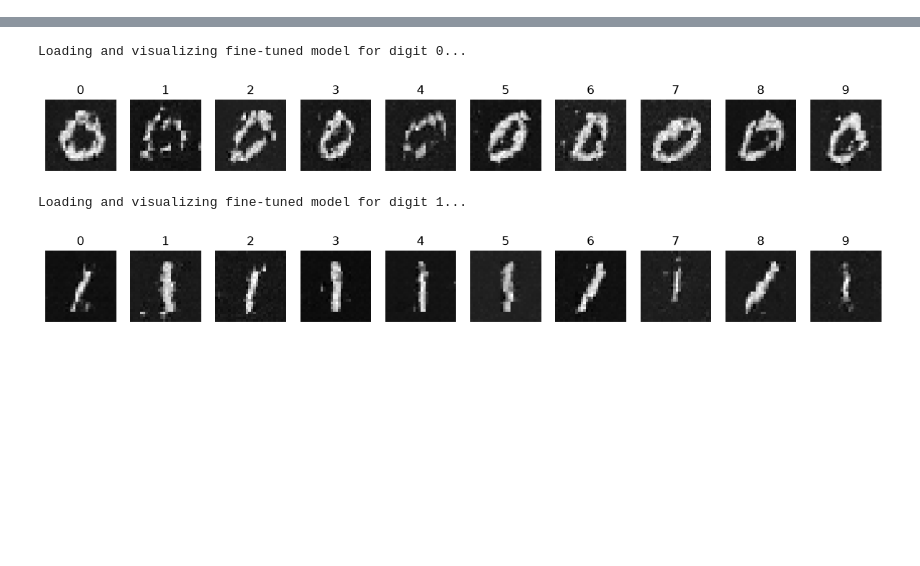
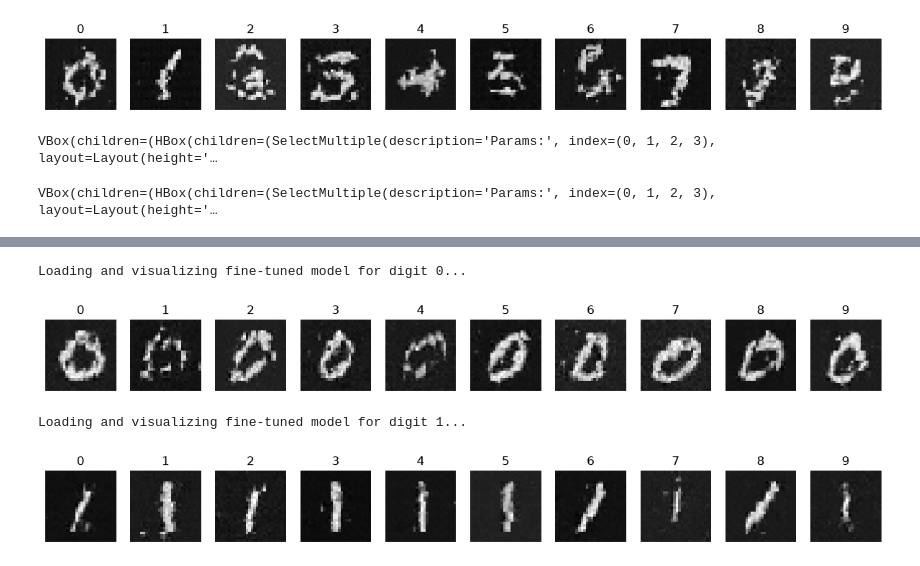
Before and after one commit to leoposc/lerobot-smolvla, a Jupyter notebook: flow-matching-tutorial/testlab.ipynb, the cells around one changed output, grey strips where cells are left out. Drawn from its saved outputs; the diff is of its cells as text; code cells hidden in the pictures; blank space fills up the shorter version.

```diff
--- a/flow-matching-tutorial/testlab.ipynb
+++ b/flow-matching-tutorial/testlab.ipynb
@@ -653,0 +658,14 @@ VBox(children=(HBox(children=(SelectMultiple(description='Params:', index=(0, 1,
+# %%
+# train for another 50 epochs
+save_model(model, name_suffix="10_000_basemodel_v2")
+previous_state = {
+    name: param.detach().clone()
+    for name, param in model.named_parameters()
+}
+
+model.to(device)
+train(model, loader, training_epochs=50)
+show_all_digits(model)
+
+visualize_params(model.named_parameters(), initial_state_dict=previous_state)
+# %% [output]
@@ -654,3 +689,15 @@ VBox(children=(HBox(children=(SelectMultiple(description='Params:', index=(0, 1,
+[figure, added]
+VBox(children=(HBox(children=(SelectMultiple(description='Params:', index=(0, 1, 2, 3), layout=Layout(height='…
+# %%
+initial_state = {
+    name: param.detach().cpu().clone()
+    for name, param in model.named_parameters()
+}
+
+
+visualize_params(model.named_parameters(), initial_state_dict=initial_state)
+# %% [output]
+VBox(children=(HBox(children=(SelectMultiple(description='Params:', index=(0, 1, 2, 3), layout=Layout(height='…
 # %%
 # Generate and visualize samples for all digits with a higher number of denoising steps
 model.to(device)
```
Also changed, not shown: parts of 6 cells of this notebook.
